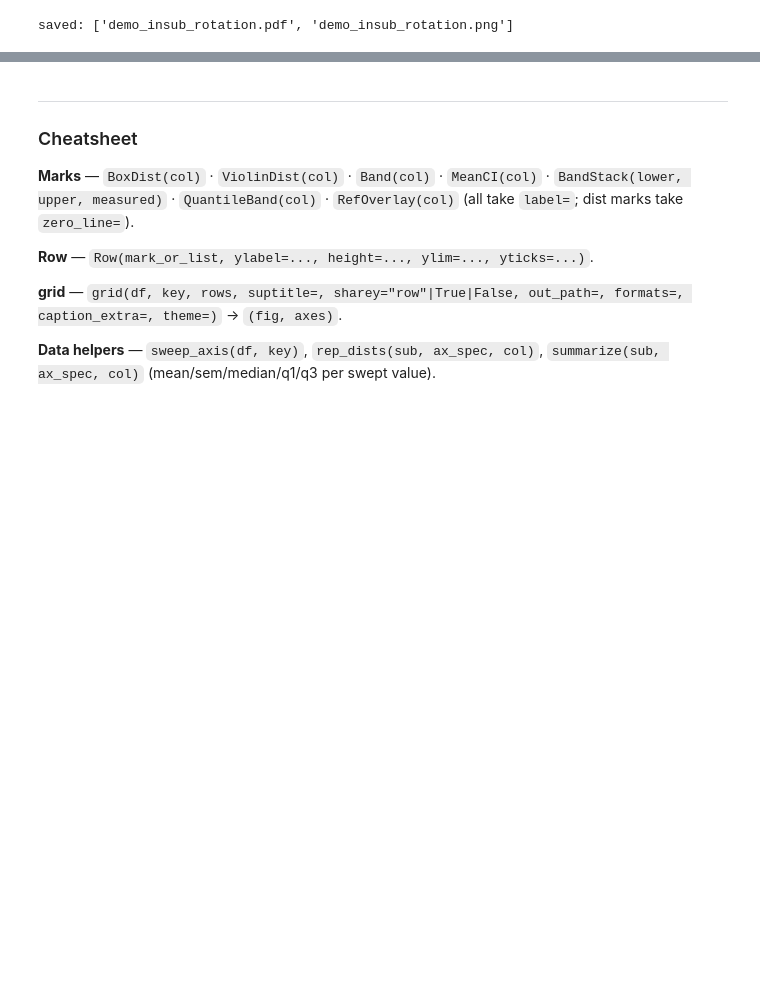
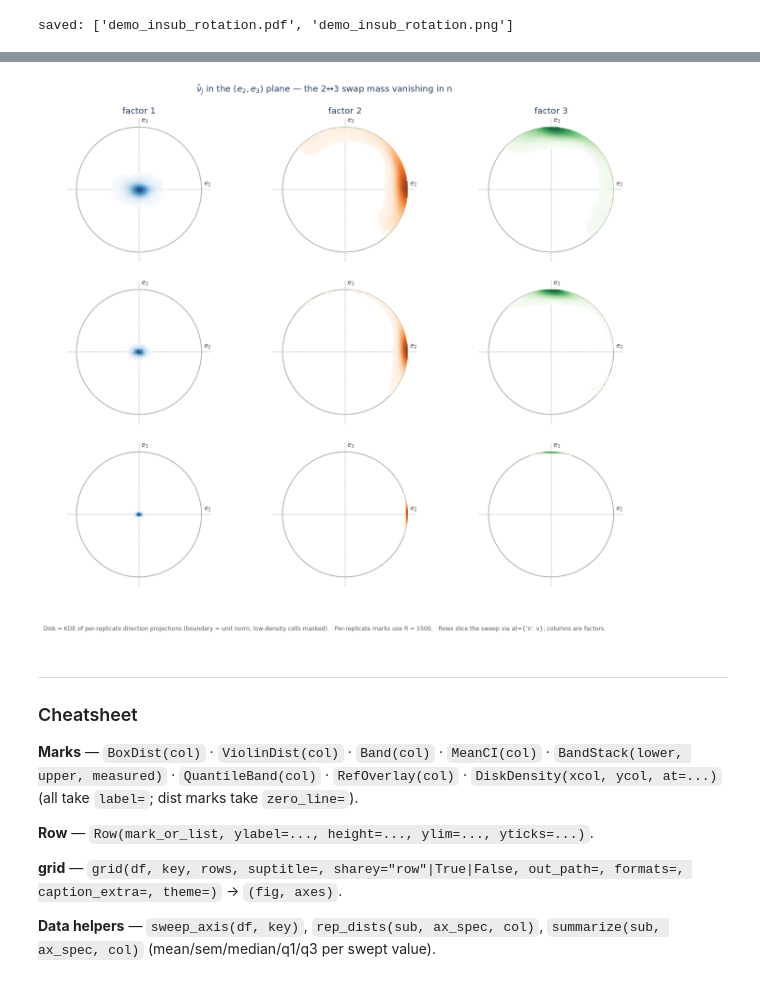
Before and after one commit to nlgac/factor_lab, a Jupyter notebook: fl_plot_demo.ipynb, the cells around one changed output, grey strips where cells are left out. Drawn from its saved outputs; the diff is of its cells as text; code cells hidden in the pictures; blank space fills up the shorter version.

```diff
--- a/fl_plot_demo.ipynb
+++ b/fl_plot_demo.ipynb
@@ -217,10 +230,40 @@ saved: ['demo_insub_rotation.pdf', 'demo_insub_rotation.png']
+# %%
+from fl_plot import DiskDensity
+
+# k×k rotation sim (seconds): per-replicate eigenvectors of D̂, coords in the (e2, e3) plane.
+_c = np.array([1.25, 1.0, 1.0]); _vols = np.array([0.16, 0.08, 0.06]); _ch = np.sqrt(_c)
+_rng = np.random.default_rng(11)
+_rows = []
+for n in (20, 63, 250):
+    for r in range(1500):
+        F = _vols[:, None] * (_rng.standard_t(6, (3, n)) / np.sqrt(6 / 4))
+        F = F - F.mean(1, keepdims=True)
+        D = (_ch[:, None] * (F @ F.T / n)) * _ch[None, :]
+        w, V = np.linalg.eigh(D)
+        W = V[:, np.argsort(w)[::-1]]
+        for j in range(3):
+            v = W[:, j]
+            v = v * np.sign(v[np.argmax(np.abs(v))])   # fold the arbitrary eigh sign
+            _rows.append(dict(n=n, p=0, j=j + 1, rep=r, x2=v[1], x3=v[2]))
+df_disk = pd.DataFrame(_rows)
+
+fig, _ = grid(
+    df_disk, "n",
+    rows=[Row(DiskDensity("x2", "x3", at={"n": n}, labels=(r"$e_2$", r"$e_3$")),
+              ylabel=f"n = {n}", height=1.0) for n in (20, 63, 250)],
+    sharey=False,
+    suptitle=r"$\hat\nu_j$ in the $(e_2, e_3)$ plane — the 2↔3 swap mass vanishing in n",
+    caption_extra="Rows slice the sweep via at={'n': v}; columns are factors.")
+show(fig)
+# %% [output]
+[figure, added]
 # %% [markdown]
 ---
 ### Cheatsheet
 
 **Marks** — `BoxDist(col)` · `ViolinDist(col)` · `Band(col)` · `MeanCI(col)` ·
-`BandStack(lower, upper, measured)` · `QuantileBand(col)` · `RefOverlay(col)`
-(all take `label=`; dist marks take `zero_line=`).
+`BandStack(lower, upper, measured)` · `QuantileBand(col)` · `RefOverlay(col)` ·
+`DiskDensity(xcol, ycol, at=...)` (all take `label=`; dist marks take `zero_line=`).
 
 **Row** — `Row(mark_or_list, ylabel=..., height=..., ylim=..., yticks=...)`.
 
```
Also changed, not shown: parts of 1 cell of this notebook, 1 other file.
